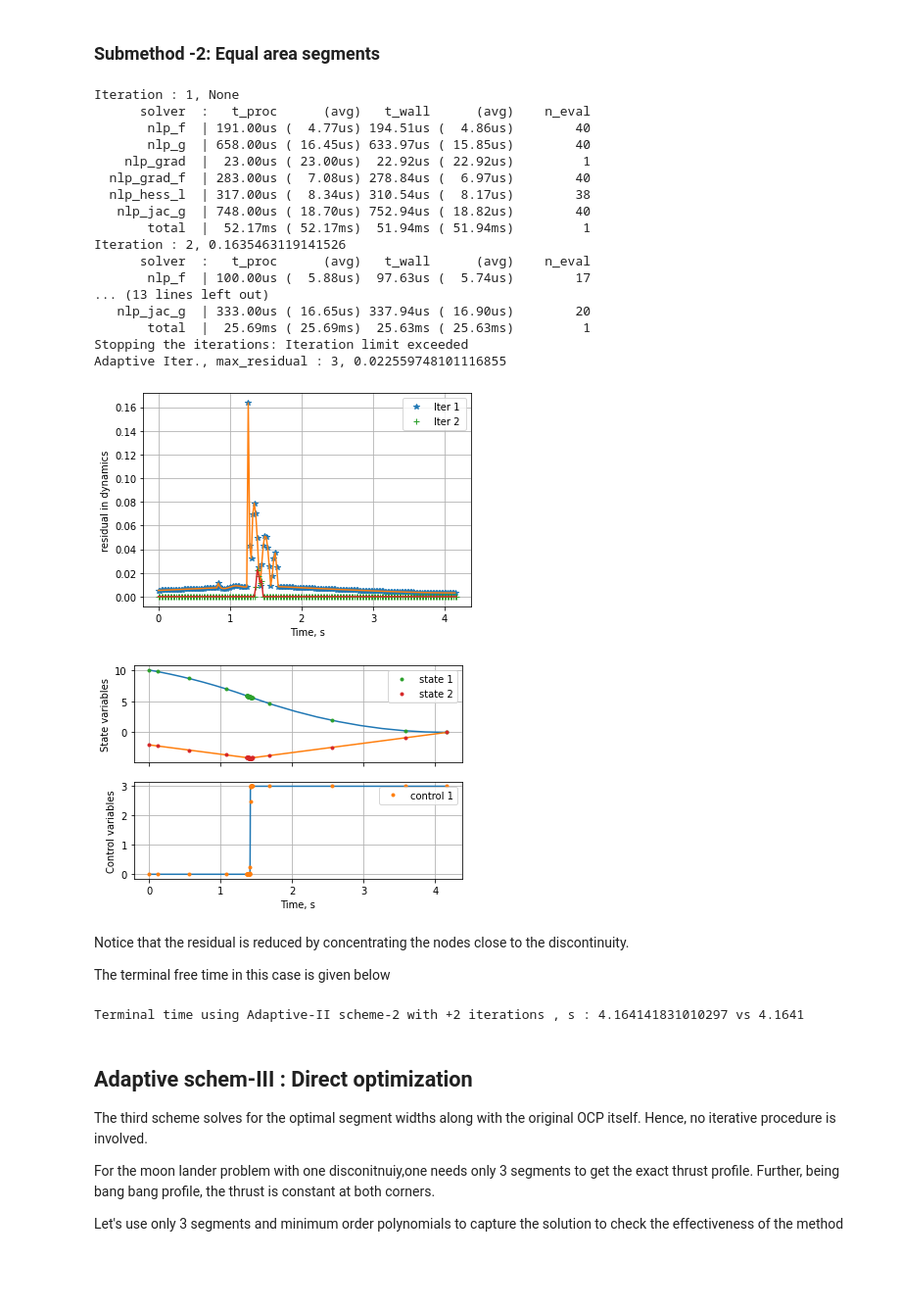
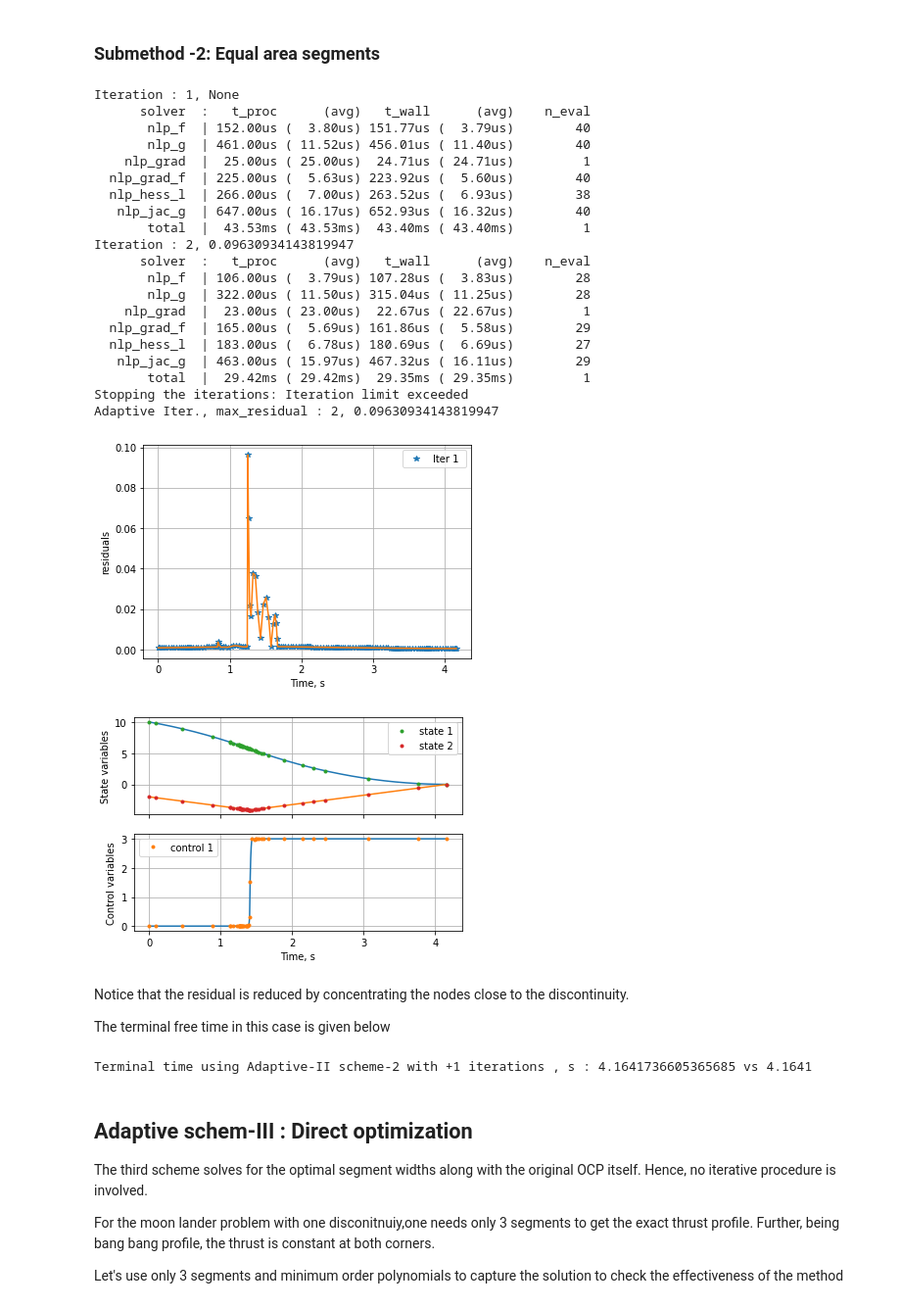
Before and after one commit to mpopt/mpopt, a Jupyter notebook: docs/source/notebooks/getting_started.ipynb, the cells around one changed output. Shown: that part at 98% size. Cells and saved outputs as stored; diff of their text form; code cells hidden in the pictures; blank space fills up the shorter version.

```diff
--- a/docs/source/notebooks/getting_started.ipynb
+++ b/docs/source/notebooks/getting_started.ipynb
@@ -417,37 +458,40 @@ The solution doesn't change after 1st iteration because there is no segment that
 # %%
 mpo = mp.mpopt_h_adaptive(ocp, 10, 4) # Use ctrl + tab for help, inside ()
 mpo.plot_residual_evolution = True
-max_iter = 3
+max_iter = 2
 solution = mpo.solve(max_iter=max_iter, mpopt_options={'method':'residual', 'sub_method':'equal_area'})
 post = mpo.process_results(solution, plot=True)
 # %% [output]
 Iteration : 1, None
       solver  :   t_proc      (avg)   t_wall      (avg)    n_eval
-       nlp_f  | 191.00us (  4.77us) 194.51us (  4.86us)        40
-       nlp_g  | 658.00us ( 16.45us) 633.97us ( 15.85us)        40
-    nlp_grad  |  23.00us ( 23.00us)  22.92us ( 22.92us)         1
-  nlp_grad_f  | 283.00us (  7.08us) 278.84us (  6.97us)        40
-  nlp_hess_l  | 317.00us (  8.34us) 310.54us (  8.17us)        38
-   nlp_jac_g  | 748.00us ( 18.70us) 752.94us ( 18.82us)        40
-       total  |  52.17ms ( 52.17ms)  51.94ms ( 51.94ms)         1
-Iteration : 2, 0.1635463119141526
+       nlp_f  | 152.00us (  3.80us) 151.77us (  3.79us)        40
+       nlp_g  | 461.00us ( 11.52us) 456.01us ( 11.40us)        40
+    nlp_grad  |  25.00us ( 25.00us)  24.71us ( 24.71us)         1
+  nlp_grad_f  | 225.00us (  5.63us) 223.92us (  5.60us)        40
+  nlp_hess_l  | 266.00us (  7.00us) 263.52us (  6.93us)        38
+   nlp_jac_g  | 647.00us ( 16.17us) 652.93us ( 16.32us)        40
+       total  |  43.53ms ( 43.53ms)  43.40ms ( 43.40ms)         1
+Iteration : 2, 0.09630934143819947
       solver  :   t_proc      (avg)   t_wall      (avg)    n_eval
-       nlp_f  | 100.00us (  5.88us)  97.63us (  5.74us)        17
-... (13 lines left out)
-   nlp_jac_g  | 333.00us ( 16.65us) 337.94us ( 16.90us)        20
-       total  |  25.69ms ( 25.69ms)  25.63ms ( 25.63ms)         1
+       nlp_f  | 106.00us (  3.79us) 107.28us (  3.83us)        28
+       nlp_g  | 322.00us ( 11.50us) 315.04us ( 11.25us)        28
+    nlp_grad  |  23.00us ( 23.00us)  22.67us ( 22.67us)         1
+  nlp_grad_f  | 165.00us (  5.69us) 161.86us (  5.58us)        29
+  nlp_hess_l  | 183.00us (  6.78us) 180.69us (  6.69us)        27
+   nlp_jac_g  | 463.00us ( 15.97us) 467.32us ( 16.11us)        29
+       total  |  29.42ms ( 29.42ms)  29.35ms ( 29.35ms)         1
 Stopping the iterations: Iteration limit exceeded
-Adaptive Iter., max_residual : 3, 0.022559748101116855
+Adaptive Iter., max_residual : 2, 0.09630934143819947
-[figure, old version]
+[figure, new version]
-[figure, old version]
+[figure, new version]
 # %% [markdown]
 Notice that the residual is reduced by concentrating the nodes close to the discontinuity.
 
 The terminal free time in this case is given below
 # %%
-print(f"\nTerminal time using Adaptive-II scheme-2 with +{max_iter-1} iterations , s : {post.get_data()[-1][-1][0]} vs 4.1641")
+print(f"\nTerminal time using Adaptive-II scheme-2 with +{max_iter-1} iterations , s : {post.get_data()[-2][-1][0]} vs 4.1641")
 # %% [output]
-Terminal time using Adaptive-II scheme-2 with +2 iterations , s : 4.164141831010297 vs 4.1641
+Terminal time using Adaptive-II scheme-2 with +1 iterations , s : 4.1641736605365685 vs 4.1641
 # %% [markdown]
 ## Adaptive schem-III : Direct optimization
 
```
Also changed, not shown: parts of 31 cells of this notebook, 20 other files.
